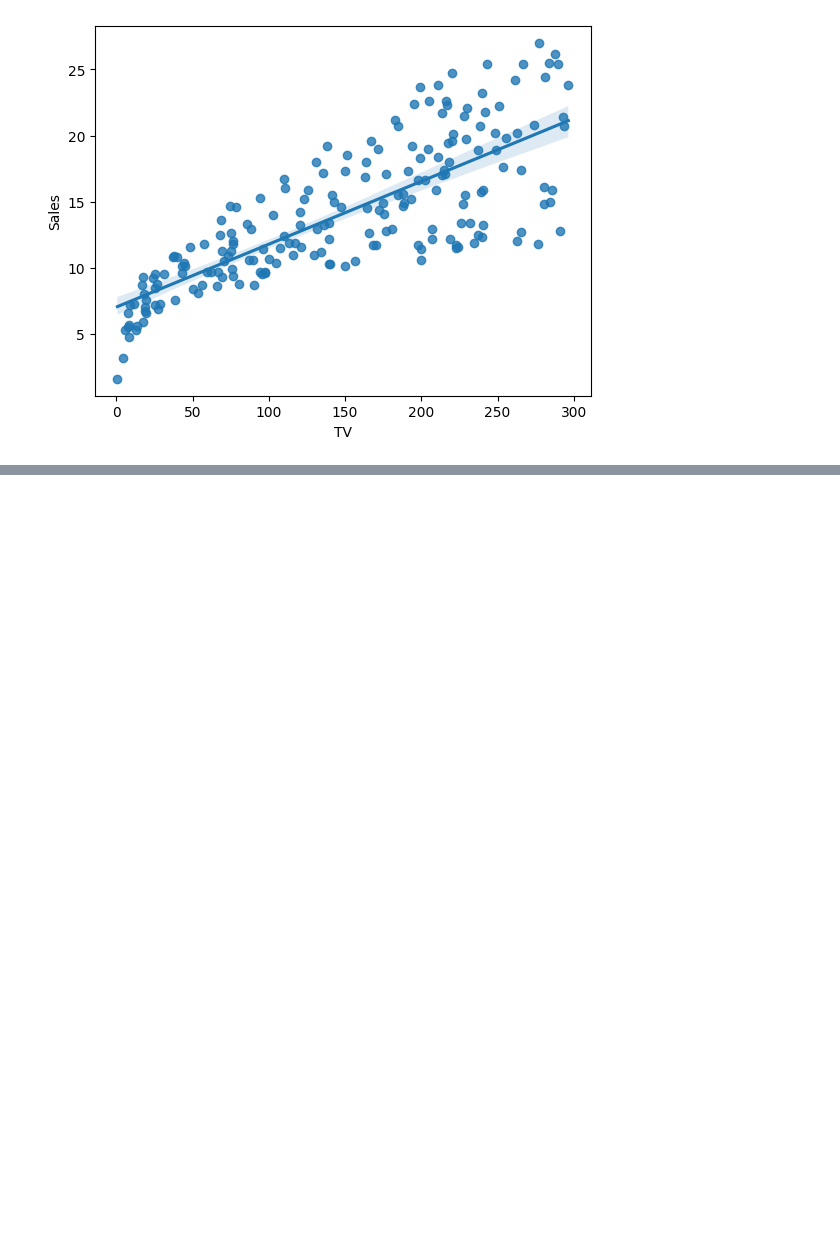
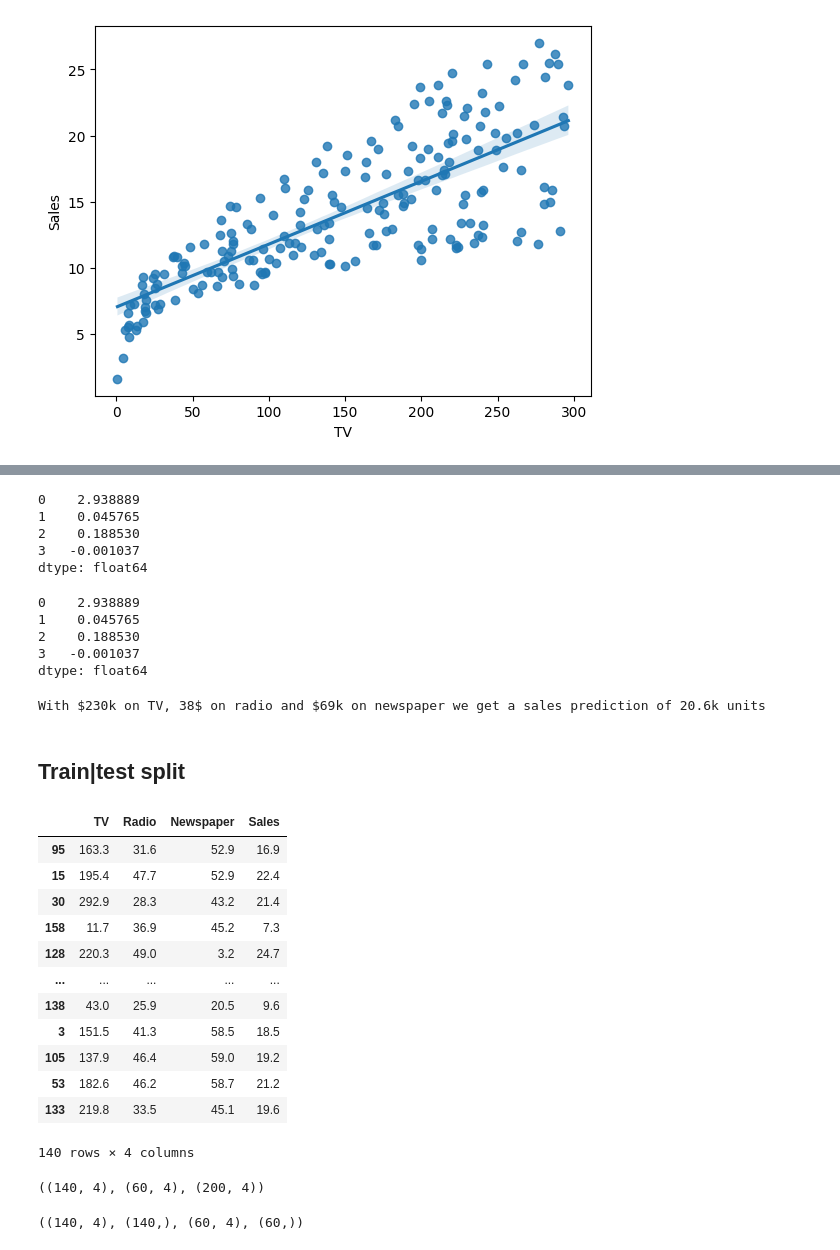
Before and after one commit to Rufshod/Machine-Learning-Alexander-Andersson, a Jupyter notebook: Code-Along/L0-New.ipynb, the cells around one changed output, grey strips where cells are left out. Saved outputs shown, nothing was run; the diff lists cells and outputs as text; code cells hidden in the pictures; blank space fills up the shorter version.

```diff
--- a/Code-Along/L0-New.ipynb
+++ b/Code-Along/L0-New.ipynb
@@ -100,0 +137,63 @@ sns.regplot(x=X,y=y) # Easier way to do the same thing as above,
+# %%
+#Normal equation - OLS
+beta_hat = np.linalg.inv(X.T@X)@X.T@y # Inverse of a matrix multiplied by the transpose of X
+beta_hat
+# %% [output]
+0    2.938889
+1    0.045765
+2    0.188530
+3   -0.001037
+dtype: float64
+# %%
+regression_fit = lambda X, y: np.linalg.inv(X.T@X)@X.T@y # Function for calculating beta_hat
+beta_hat = regression_fit(X,y)
+beta_hat
+# %% [output]
+0    2.938889
+1    0.045765
+2    0.188530
+3   -0.001037
+dtype: float64
+# %%
+predict = lambda x, beta: np.dot(x,beta) # Function for calculating y_hat
+
+test_sample = [1, 230, 38, 69]
+y_hat = predict(test_sample, beta_hat) # dot multiplication of the test sample and beta_hat
+
+print(f"With $230k on TV, 38$ on radio and $69k on newspaper we get a sales prediction of {y_hat:.1f}k units")
+# %% [output]
+With $230k on TV, 38$ on radio and $69k on newspaper we get a sales prediction of 20.6k units
+# %% [markdown]
+## Train|test split
+# %%
+train_fraction = int(len(df)*0.7) # 70% of the data is used for training
+
+train = df.sample(n = train_fraction, random_state=42, replace = False)
+train
+# %% [output]
+|  | TV | Radio | Newspaper | Sales |
+| 95 | 163.3 | 31.6 | 52.9 | 16.9 |
+| 15 | 195.4 | 47.7 | 52.9 | 22.4 |
+| 30 | 292.9 | 28.3 | 43.2 | 21.4 |
+| 158 | 11.7 | 36.9 | 45.2 | 7.3 |
+| 128 | 220.3 | 49.0 | 3.2 | 24.7 |
+| ... | ... | ... | ... | ... |
+| 138 | 43.0 | 25.9 | 20.5 | 9.6 |
+| 3 | 151.5 | 41.3 | 58.5 | 18.5 |
+| 105 | 137.9 | 46.4 | 59.0 | 19.2 |
+| 53 | 182.6 | 46.2 | 58.7 | 21.2 |
+| 133 | 219.8 | 33.5 | 45.1 | 19.6 |
+140 rows × 4 columns
+# %%
+test = df.drop(train.index)
+train.shape, test.shape, df.shape # Checking that the train and test sets equal to the full set
+# %% [output]
+((140, 4), (60, 4), (200, 4))
+# %%
+X_train, y_train = train.drop("Sales", axis=1), train["Sales"] # splitting data into X train and y train
+X_test, y_test = test.drop("Sales", axis=1), test["Sales"] # splitting data into X test and y test
+X_train.insert(0, "Intercept", 1) # Inserting a column of 1's at the start of the dataframe
+X_test.insert(0, "Intercept", 1) # Inserting a column of 1's at the start of the dataframe
+X_train.shape, y_train.shape, X_test.shape, y_test.shape
+# %% [output]
+((140, 4), (140,), (60, 4), (60,))
```
Also changed, not shown: parts of 11 cells of this notebook, 1 other file.
